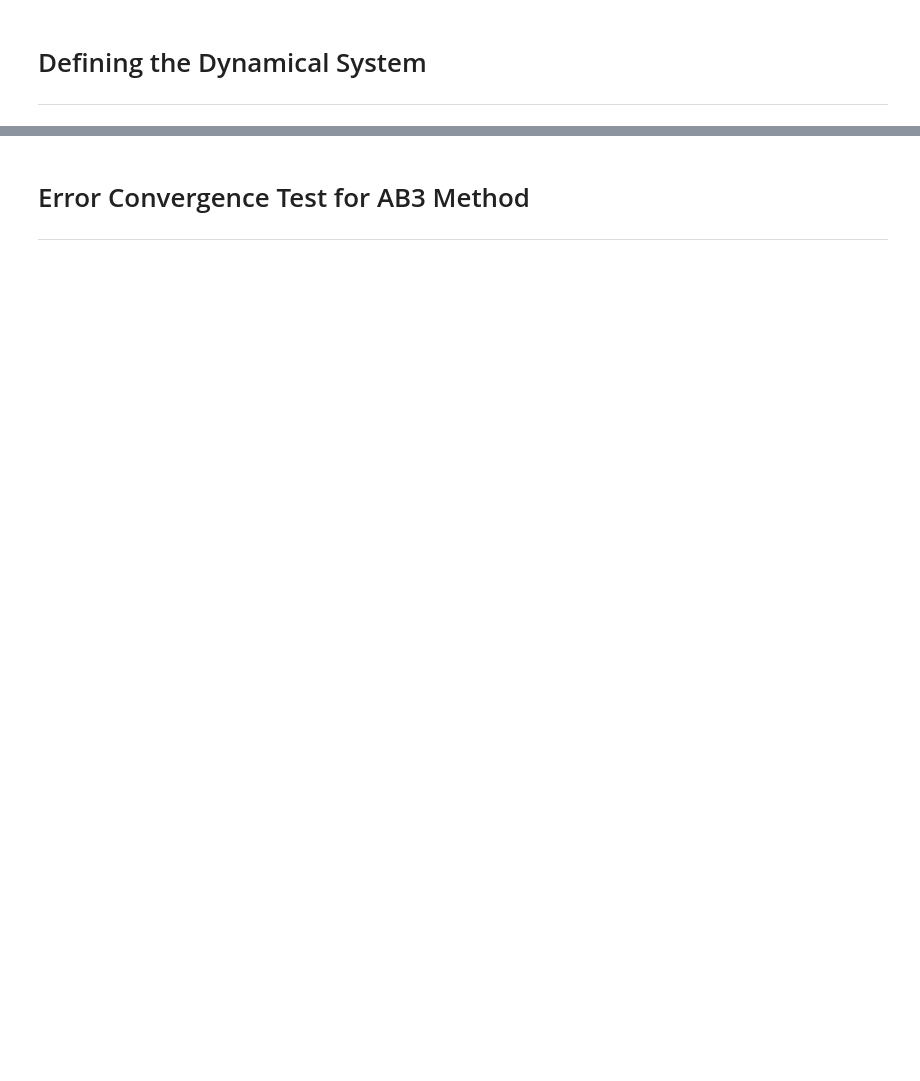
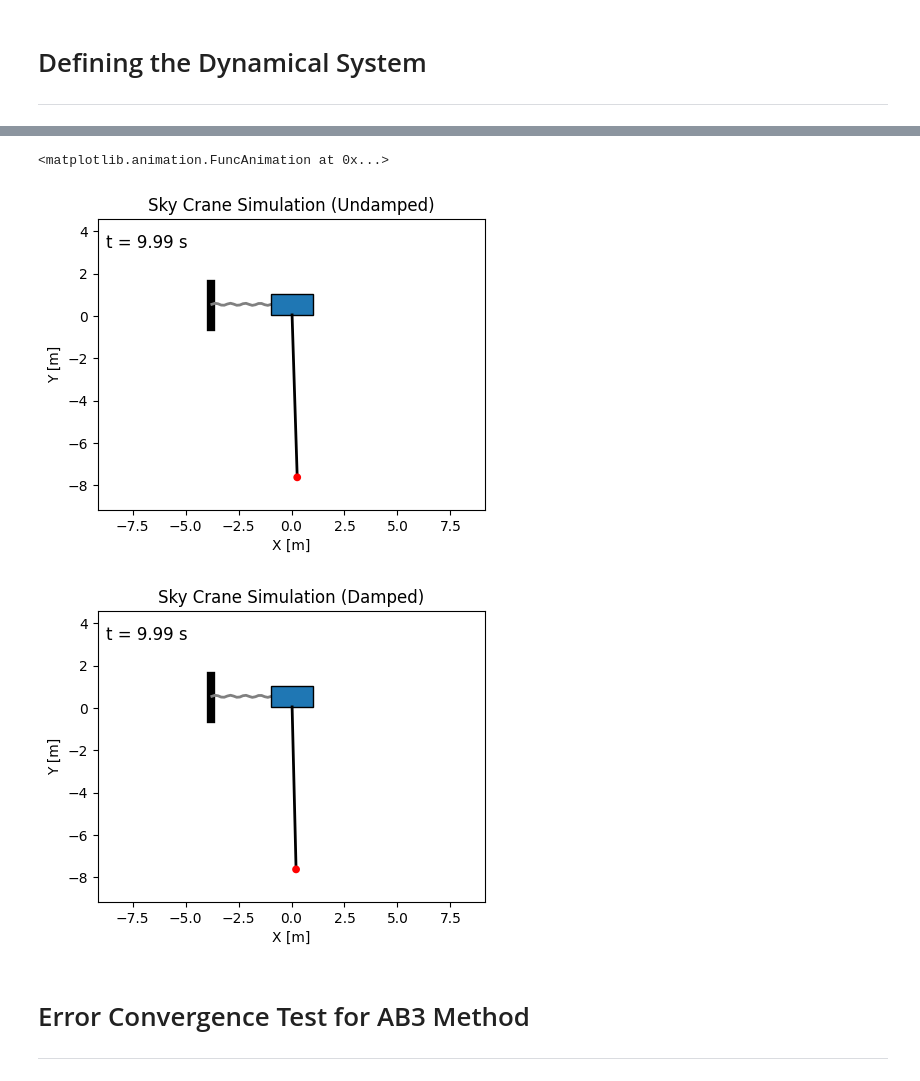
Before and after one commit to elijah-lewis5/AE370-Project-1, a Jupyter notebook: main.ipynb, the cells around one changed output, grey strips where cells are left out. Saved outputs shown, nothing was run; the diff lists cells and outputs as text; code cells hidden in the pictures; blank space fills up the shorter version.

```diff
--- a/main.ipynb
+++ b/main.ipynb
@@ -75,11 +77,11 @@ plot_x_theta(t_dmp, u_dmp)
 # %%
-# from source.plotting_utils import animate_skycrane
-
-# # after integration
-# ani = animate_skycrane(t, u, constants, skip=1)
-
-# # optionally save to file
-# animate_skycrane(t, u, constants, save_path="skycrane.gif")
+skip = 3
+animate_skycrane(T, U, dt, skip = skip, save_path="skycrane.gif", title='Undamped')
+animate_skycrane(T_damped, U_damped, dt, skip = skip, save_path="skycrane_damped.gif", title='Damped')
+# %% [output]
+<matplotlib.animation.FuncAnimation at 0x...>
+[figure, added]
+[figure, added]
 # %% [markdown]
 # Error Convergence Test for AB3 Method
 
```
Also changed, not shown: parts of 5 cells of this notebook, 4 other files.
